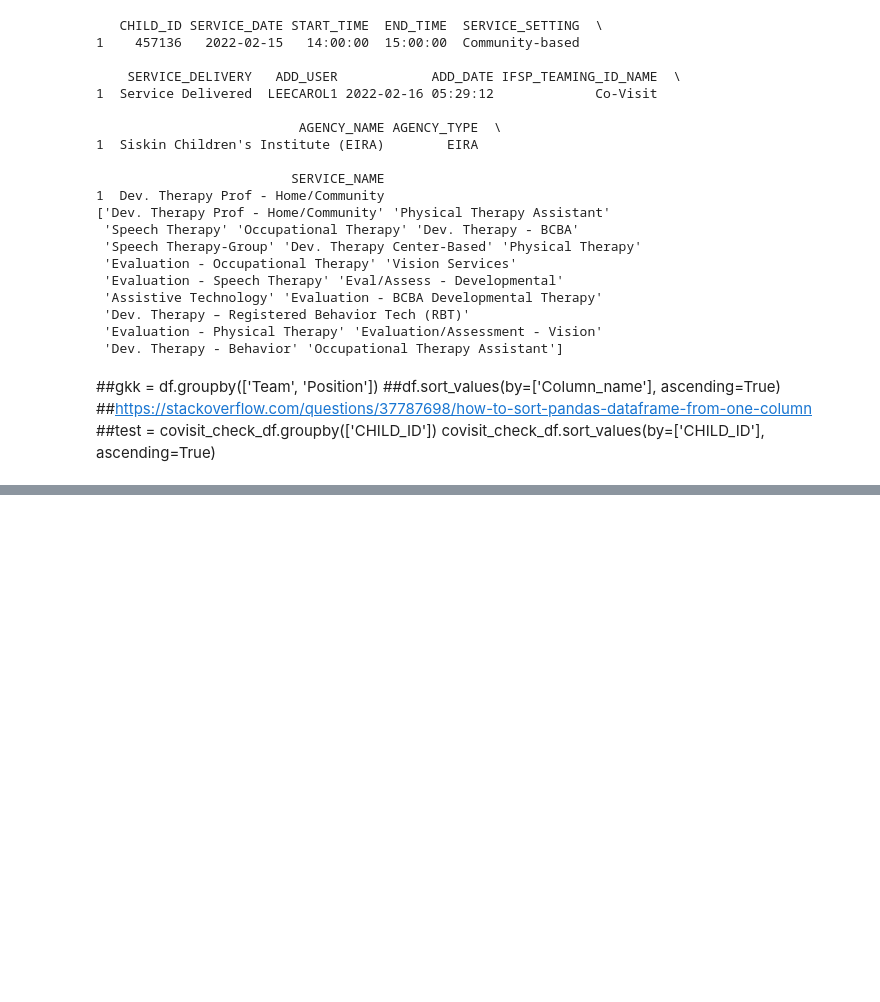
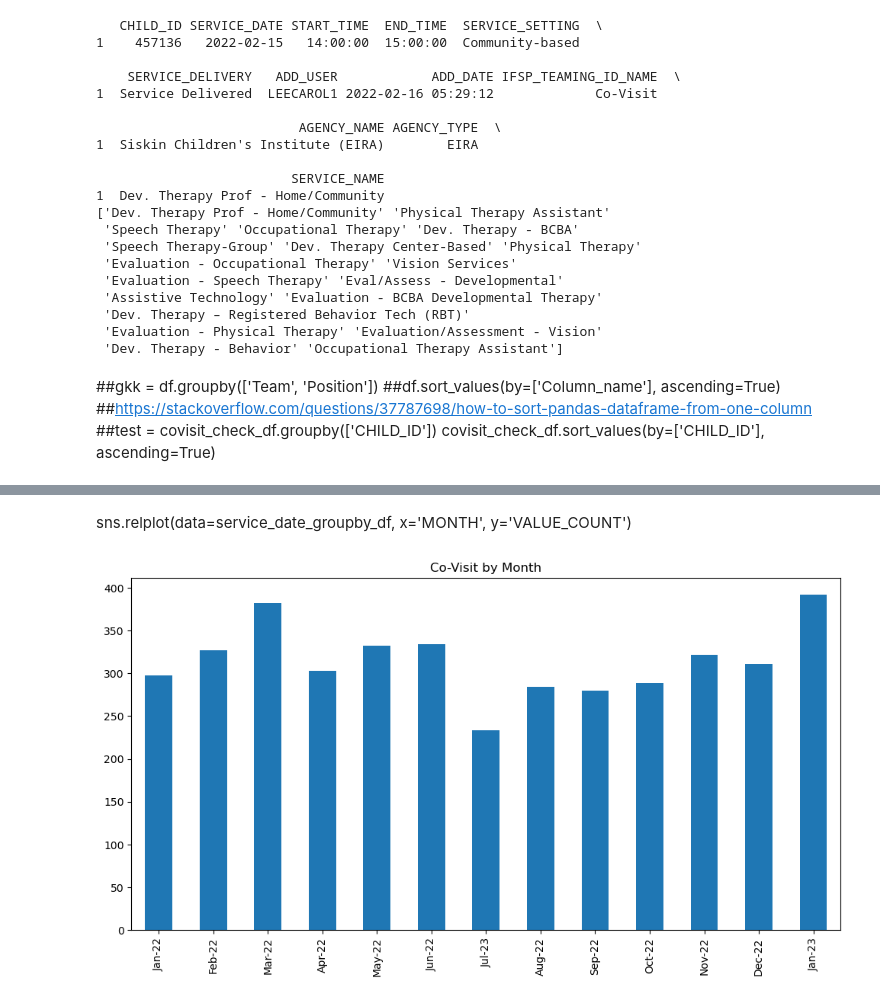
Before and after one commit to NSS-Data-Analytics-Cohort-8/teis_da8_1-sockswithsandals, a Jupyter notebook: notebooks/larry_teis.ipynb, the cells around one changed output, grey strips where cells are left out. Saved outputs shown, nothing was run; the diff lists cells and outputs as text; code cells hidden in the pictures; blank space fills up the shorter version.

```diff
--- a/notebooks/larry_teis.ipynb
+++ b/notebooks/larry_teis.ipynb
@@ -737,0 +759,34 @@ plt.rcParams['figure.figsize'] = [12, 6]
+# %% [markdown]
+sns.relplot(data=service_date_groupby_df, x='MONTH', y='VALUE_COUNT')
+# %%
+##build bar chart
+service_date_barplot = service_date_groupby_df.plot.bar(legend=False)
+plt.title("Co-Visit by Month")
+service_date_barplot.set_ylabel(ylabel=None)
+service_date_barplot.set(xlabel=None)
+
+#adjust xlabels
+labels1 = [item.get_text() for item in service_date_barplot.get_xticklabels()]
+labels1[0] = 'Jan-22'
+labels1[1] = 'Feb-22'
+labels1[2] = 'Mar-22'
+labels1[3] = 'Apr-22'
+labels1[4] = 'May-22'
+labels1[5] = 'Jun-22'
+labels1[6] = 'Jul-23'
+labels1[7] = 'Aug-22'
+labels1[8] = 'Sep-22'
+labels1[9] = 'Oct-22'
+labels1[10] = 'Nov-22'
+labels1[11] = 'Dec-22'
+labels1[12] = 'Jan-23'
+service_date_barplot.set_xticklabels(labels1)
+
+##adjust chart size
+plt.rcParams['figure.figsize'] = [12, 6]
+
+##export image
+covisit_bar_plot = service_date_barplot.get_figure()
+covisit_bar_plot.savefig('../data/covisit_bar_plot.png')
+# %% [output]
+[figure, added]
```
Also changed, not shown: parts of 36 cells of this notebook.
